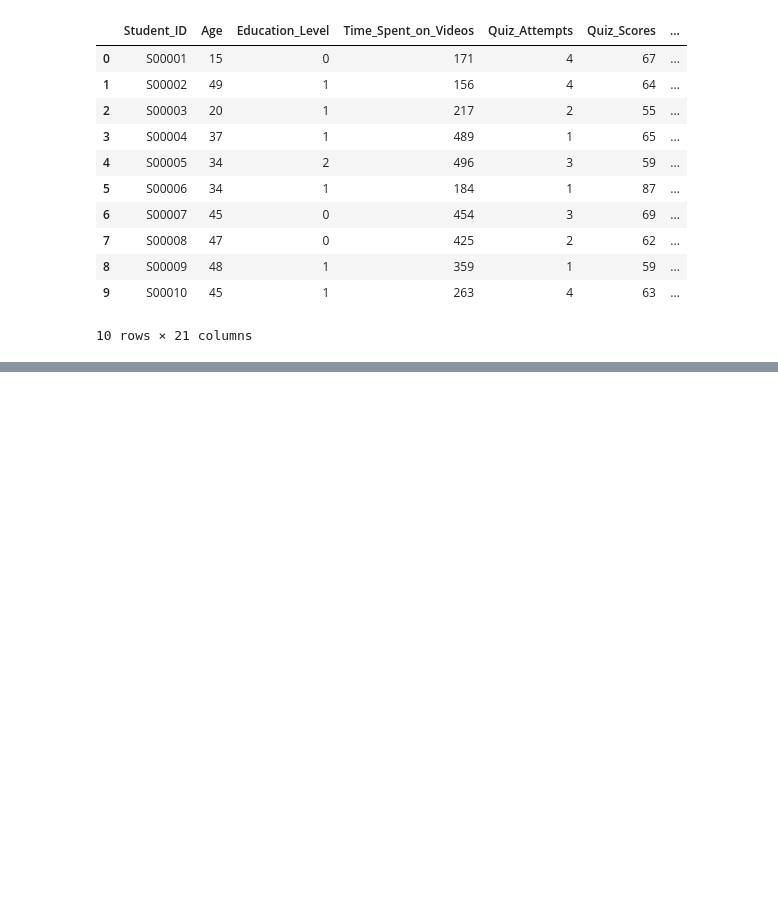
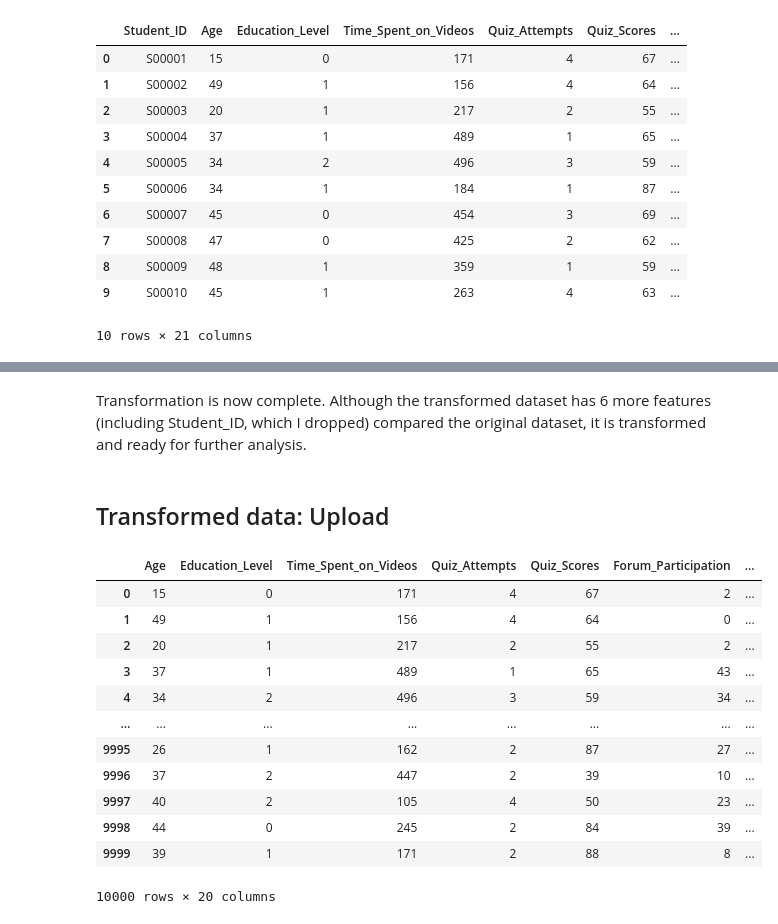
Before and after one commit to narendran-manoharan/synthetic_learning_behavior_analysis, a Jupyter notebook: project_work_jupyter_notebooks/synthetic_learning_behavior_analysis_transform.ipynb, the cells around one changed output, grey strips where cells are left out. Drawn from its saved outputs; the diff is of its cells as text; code cells hidden in the pictures; blank space fills up the shorter version.

```diff
--- a/project_work_jupyter_notebooks/synthetic_learning_behavior_analysis_transform.ipynb
+++ b/project_work_jupyter_notebooks/synthetic_learning_behavior_analysis_transform.ipynb
@@ -207,0 +249,4 @@ Iterated with ChatGPT and asked it to write a OneHotEncoder code for a sampled d
+# %% [markdown]
+Transformation is now complete. Although the transformed dataset has 6 more features (including Student_ID, which I dropped) compared the original dataset, it is transformed and ready for further analysis.
+# %% [markdown]
+## Transformed data: Upload
@@ -207,0 +257,18 @@ Iterated with ChatGPT and asked it to write a OneHotEncoder code for a sampled d
+# %%
+df_new = pd.read_csv("../data/transformed_data/personalized_learning_dataset_transformed.csv")
+
+df_new
+# %% [output]
+|  | Age | Education_Level | Time_Spent_on_Videos | Quiz_Attempts | Quiz_Scores | Forum_Participation | ... |
+| 0 | 15 | 0 | 171 | 4 | 67 | 2 | ... |
+| 1 | 49 | 1 | 156 | 4 | 64 | 0 | ... |
+| 2 | 20 | 1 | 217 | 2 | 55 | 2 | ... |
+| 3 | 37 | 1 | 489 | 1 | 65 | 43 | ... |
+| 4 | 34 | 2 | 496 | 3 | 59 | 34 | ... |
+| ... | ... | ... | ... | ... | ... | ... | ... |
+| 9995 | 26 | 1 | 162 | 2 | 87 | 27 | ... |
+| 9996 | 37 | 2 | 447 | 2 | 39 | 10 | ... |
+| 9997 | 40 | 2 | 105 | 4 | 50 | 23 | ... |
+| 9998 | 44 | 0 | 245 | 2 | 84 | 39 | ... |
+| 9999 | 39 | 1 | 171 | 2 | 88 | 8 | ... |
+10000 rows × 20 columns
```
Also changed, not shown: parts of 14 cells of this notebook.
